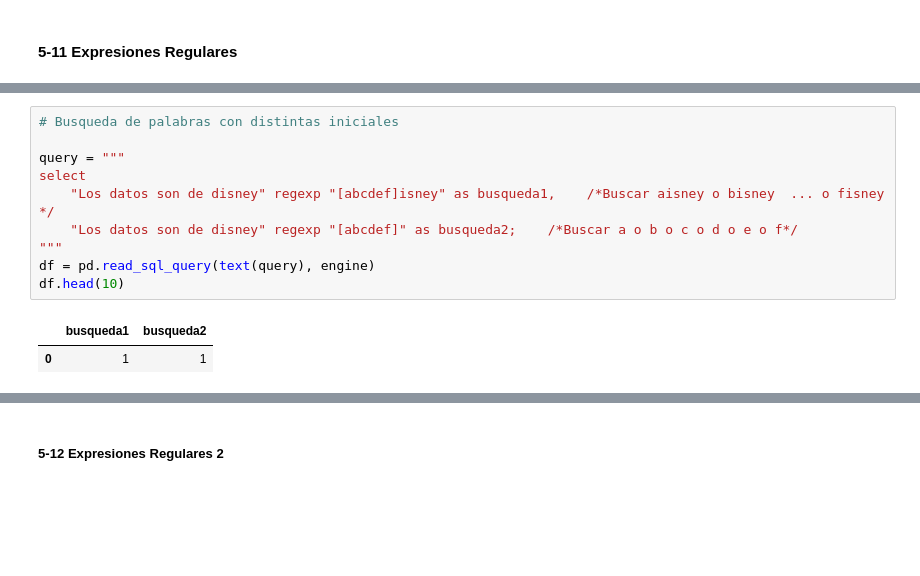
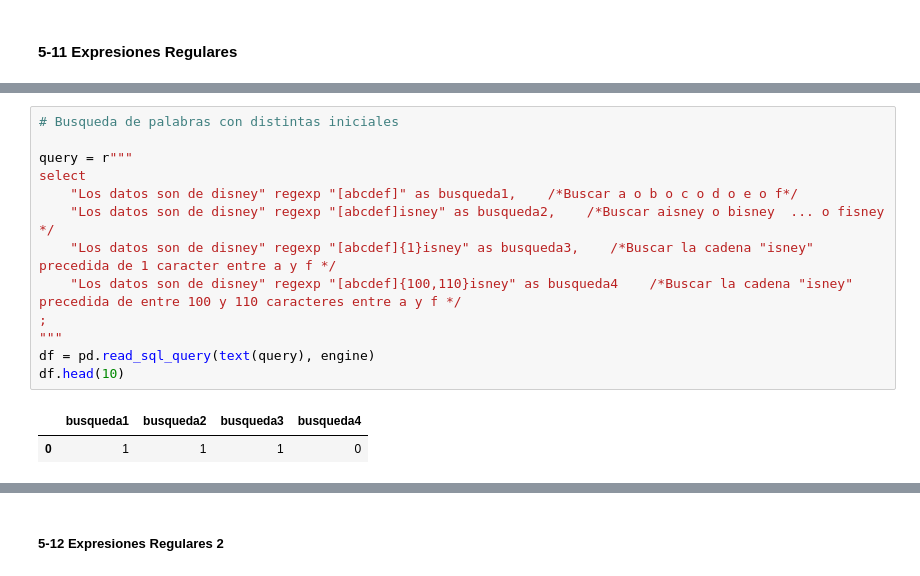
Before and after one commit to user14721068/SQL, a Jupyter notebook: 5.-Manejo de texto.ipynb, the cells around one changed output, grey strips where cells are left out. Drawn from its saved outputs; the diff is of its cells as text; blank space fills up the shorter version.

```diff
--- a/5.-Manejo de texto.ipynb
+++ b/5.-Manejo de texto.ipynb
@@ -683,16 +676,19 @@ df.head(10)
 # %%
 # Busqueda de palabras con distintas iniciales
 
-query = """
+query = r"""
 select
-    "Los datos son de disney" regexp "[abcdef]isney" as busqueda1,    /*Buscar aisney o bisney  ... o fisney */
-    "Los datos son de disney" regexp "[abcdef]" as busqueda2;    /*Buscar a o b o c o d o e o f*/
+    "Los datos son de disney" regexp "[abcdef]" as busqueda1,    /*Buscar a o b o c o d o e o f*/
+    "Los datos son de disney" regexp "[abcdef]isney" as busqueda2,    /*Buscar aisney o bisney  ... o fisney */
+    "Los datos son de disney" regexp "[abcdef]{1}isney" as busqueda3,    /*Buscar la cadena "isney" precedida de 1 caracter entre a y f */
+    "Los datos son de disney" regexp "[abcdef]{100,110}isney" as busqueda4    /*Buscar la cadena "isney" precedida de entre 100 y 110 caracteres entre a y f */
+;
 """
 df = pd.read_sql_query(text(query), engine)
 df.head(10)
 # %% [output]
-|  | busqueda1 | busqueda2 |
-| 0 | 1 | 1 |
+|  | busqueda1 | busqueda2 | busqueda3 | busqueda4 |
+| 0 | 1 | 1 | 1 | 0 |
 # %%
 # Buscar cualquier letra entre la a y la z
 
```
Also changed, not shown: parts of 25 cells of this notebook.
